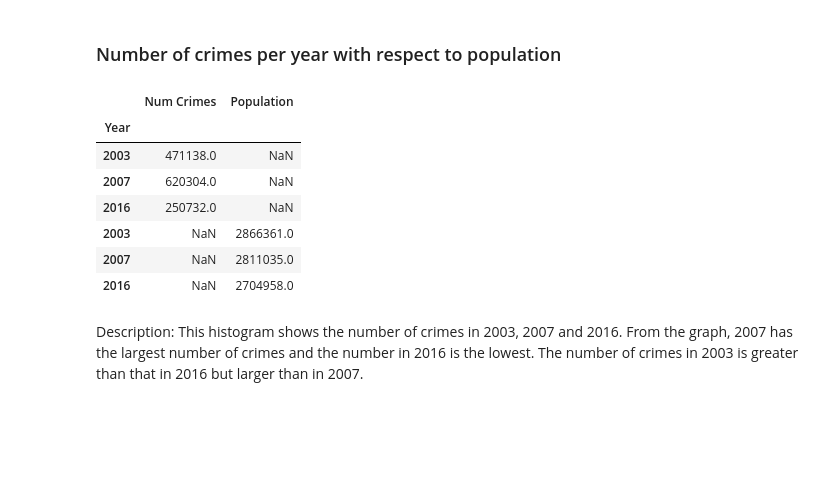
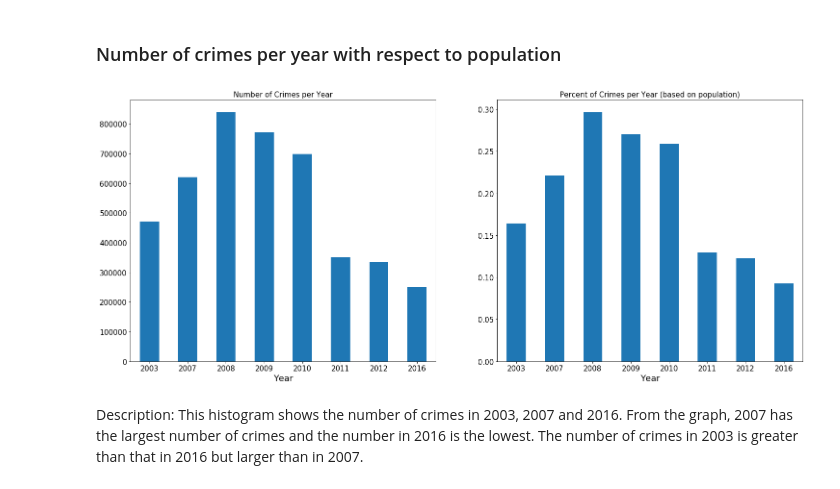
Before and after one commit to nschenone/Crime_Analysis_in_Chicago, a Jupyter notebook: COGS 108 Final Project.ipynb, the cells around one changed output. Drawn from its saved outputs; the diff is of its cells as text; code cells hidden in the pictures; blank space fills up the shorter version.

Commit message:
Added population vs crime graph

```diff
--- a/COGS 108 Final Project.ipynb
+++ b/COGS 108 Final Project.ipynb
@@ -185,34 +197,35 @@ df_pop = pd.DataFrame({'Year': year_list,'Population': pop_list}).set_index('Yea
 Population data from: https://www.biggestuscities.com/city/chicago-illinois
 # %% [markdown]
 ### Number of crimes per year with respect to population
-# %%
-years = []
-data_len = []
-for dataset in datasets:
-    years.append(dataset.year)
-    data_len.append(len(dataset))
-
-df_num = pd.DataFrame({'Year': years,'Num Crimes': data_len}).set_index('Year')
-
-for year, row in df_pop.iterrows():
-    if str(year) not in years:
-        df_pop.drop(year, inplace=True)
-
-
-df_merged = df_num.join(df_pop, how='outer')
-
-#df_num.plot(kind='bar', rot=0, title="Number of Crimes per Year");
-df_merged.head(17)
-#df_pop.head(17)
-# %% [output]
-|  | Num Crimes | Population |
-| Year |  |  |
-| 2003 | 471138.0 | NaN |
-| 2007 | 620304.0 | NaN |
-| 2016 | 250732.0 | NaN |
-| 2003 | NaN | 2866361.0 |
-| 2007 | NaN | 2811035.0 |
-| 2016 | NaN | 2704958.0 |
+# %%
+# Build lists for dataframe of year vs num crimes
+years = []
+data_len = []
+for dataset in datasets_all:
+    years.append(dataset.year)
+    data_len.append(len(dataset))
+
+# Create dataframe
+df_num = pd.DataFrame({'Year': years,'Num Crimes': data_len}).set_index('Year')
+
+# Join with poulation data
+df_num = df_num.join(df_pop, how='outer')
+
+# Drop rows not in year dataset
+for index, row in df_num.iterrows():
+    if index not in years:
+        df_num.drop(index, inplace=True)
+
+# Calculate percent crime based on population
+df_num["Pct Crime"] = df_num["Num Crimes"] / df_num["Population"]
+
+# Plot
+fig, axs = plt.subplots(1,2)
+
+df_num["Num Crimes"].plot(kind='bar', rot=0, ax=axs[0], title="Number of Crimes per Year");
+df_num["Pct Crime"].plot(kind='bar', rot=0, ax=axs[1], title="Percent of Crimes per Year (based on population)");
+# %% [output]
+[figure, added]
 # %% [markdown]
 Description: This histogram shows the number of crimes in 2003, 2007 and 2016. From the graph, 2007 has the largest number of crimes and the number in 2016 is the lowest. The number of crimes in 2003 is greater than that in 2016 but larger than in 2007.
 # %% [markdown]
```
Also changed, not shown: parts of 3 cells of this notebook.
